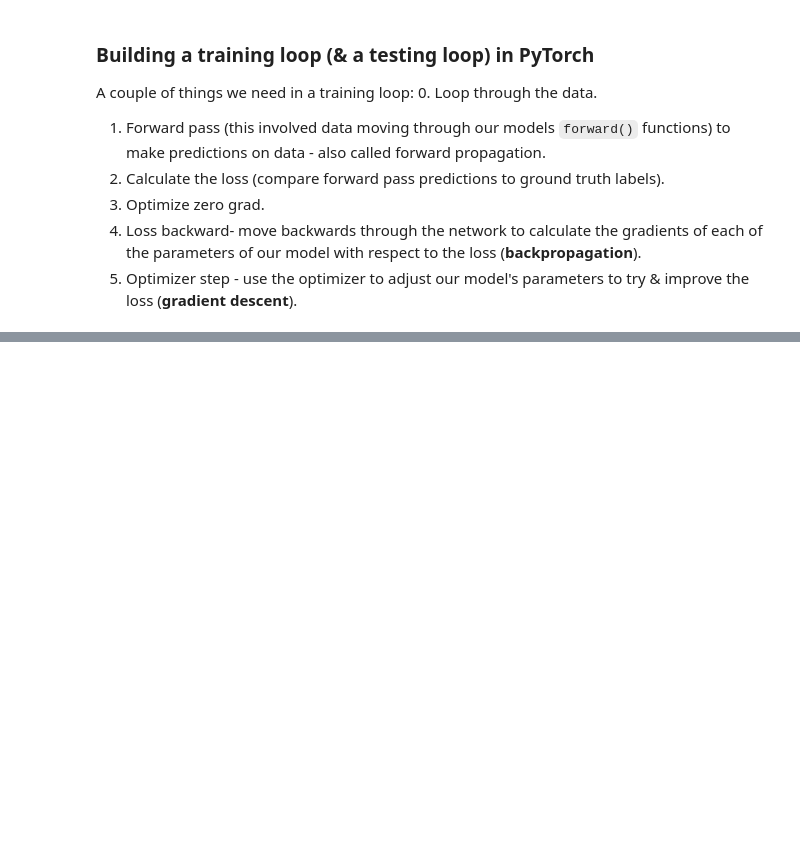
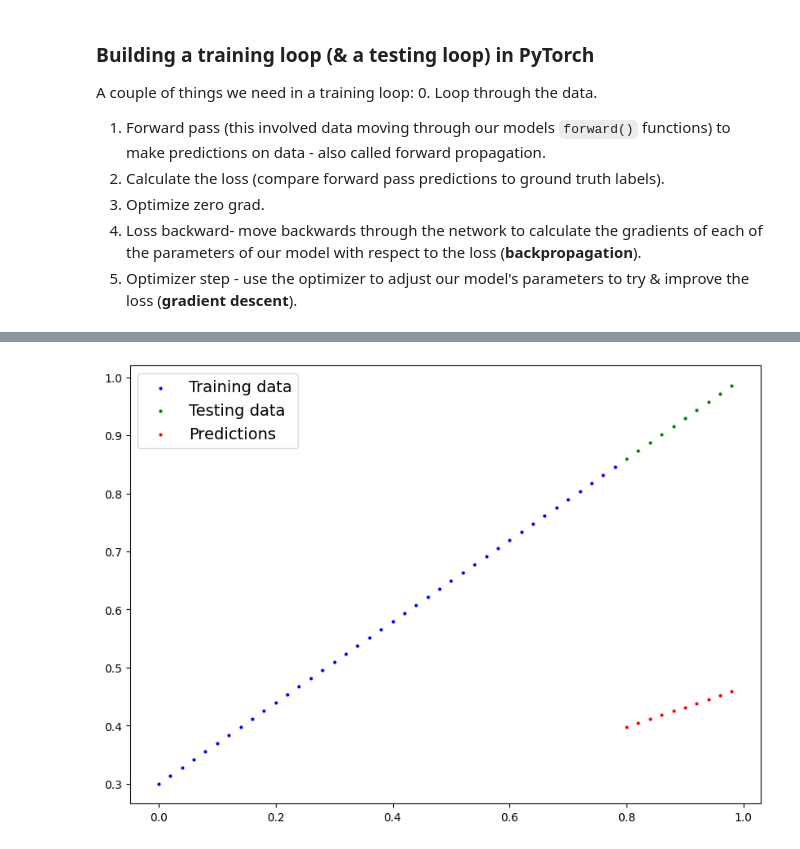
Before and after one commit to ggalindo11/Pytorch_Fundamentals, a Jupyter notebook: 01_pytorch_workflow.ipynb, the cells around one changed output, grey strips where cells are left out. Cells and saved outputs as stored; diff of their text form; code cells hidden in the pictures; blank space fills up the shorter version.

```diff
--- a/01_pytorch_workflow.ipynb
+++ b/01_pytorch_workflow.ipynb
@@ -323,9 +346,16 @@ A couple of things we need in a training loop:
 # %%
+torch.manual_seed(42) # Set a random seed for reproducibility
+
 # An epoch is one complete loop through the training data... (hyperparameter becasue we set it manually)
-epochs = 1 # Number of times to iterate through the training data
+epochs = 250 # Number of times to iterate through the training data
+
+# Tracking experiment metrics
+epoch_count = []
+loss_values = []
+test_loss_values = []
 
 '''
-Training loop:
+Training loop: Where the model learns patterns from the training data
 '''
 # 0. Loop through the data
 for epoch in range(epochs): # Pass data through the model for a number of epochs, e.g. epochs = 1000 means the model will see the data 1000 times
@@ -333,10 +363,11 @@ for epoch in range(epochs): # Pass data through the model for a number of epochs
     model_0.train() # Sets all parameters that require gradients to true (used for training mode)
 
     # 1. Forward pass (make predictions)
-    y_preds = model_0(X_train) # Make predictions on the training data
+    y_pred = model_0(X_train) # Make predictions on the training data
 
     #2. Calculate the loss (how wrong the model's predictions are)
-    loss = loss_fn(y_preds, y_train) # Compare the model's predictions to the ideal values (y_train)
+    loss = loss_fn(y_pred, y_train) # Compare the model's predictions to the ideal values (y_train)
+    #print(f"Loss: {loss}") # Print the loss value to see how well the model is doing (should decrease over time)
 
     #3. Optimizer zero grad
     optimizer.zero_grad()
@@ -349,6 +380,27 @@ for epoch in range(epochs): # Pass data through the model for a number of epochs
 
 
     '''
-    Testing loop:
+    Testing loop: Where the model evaluates the patterns it has learned from the training data
     '''
-    #model_0.eval() # Sets all parameters that require gradients to false (used for inference mode)
+    model_0.eval() # Sets all parameters that require gradients to false (used for inference mode)
+    # may see torch.no_grad() used here, but inference mode is preferred
+    with torch.inference_mode(): # turns off gradient tracking & other stuff, saves memory and computations
+        #1. Forward pass (makes a prediction)
+        test_pred = model_0(X_test) # Make predictions on the test data
+
+        #2. Calculate the loss (how wrong the model's predictions are)
+        test_loss = loss_fn(test_pred, y_test) # Compare the model's predictions to the ideal values (y_test)
+
+
+# Print out whats happening in the loop
+    if epoch % 25 == 0: # Print every 10 epochs
+
+        # Append the epoch number, loss value, and test loss value to the lists
+        epoch_count.append(epoch) # Keep track of the epoch number
+        loss_values.append(loss) # Keep track of the training loss
+        test_loss_values.append(test_loss) # Keep track of the test loss
+
+        print(f"Epoch: {epoch} | loss: {loss} | Test loss: {test_loss}")
+
+        # Print model.state_dict() to see the model's parameters after training
+        print(model_0.state_dict())
@@ -354,0 +463,4 @@ for epoch in range(epochs): # Pass data through the model for a number of epochs
+# %%
+plot_predictions(predictions=y_preds) # Plot the predictions on the test data
+# %% [output]
+[figure, added]
```
Also changed, not shown: parts of 20 cells of this notebook.
